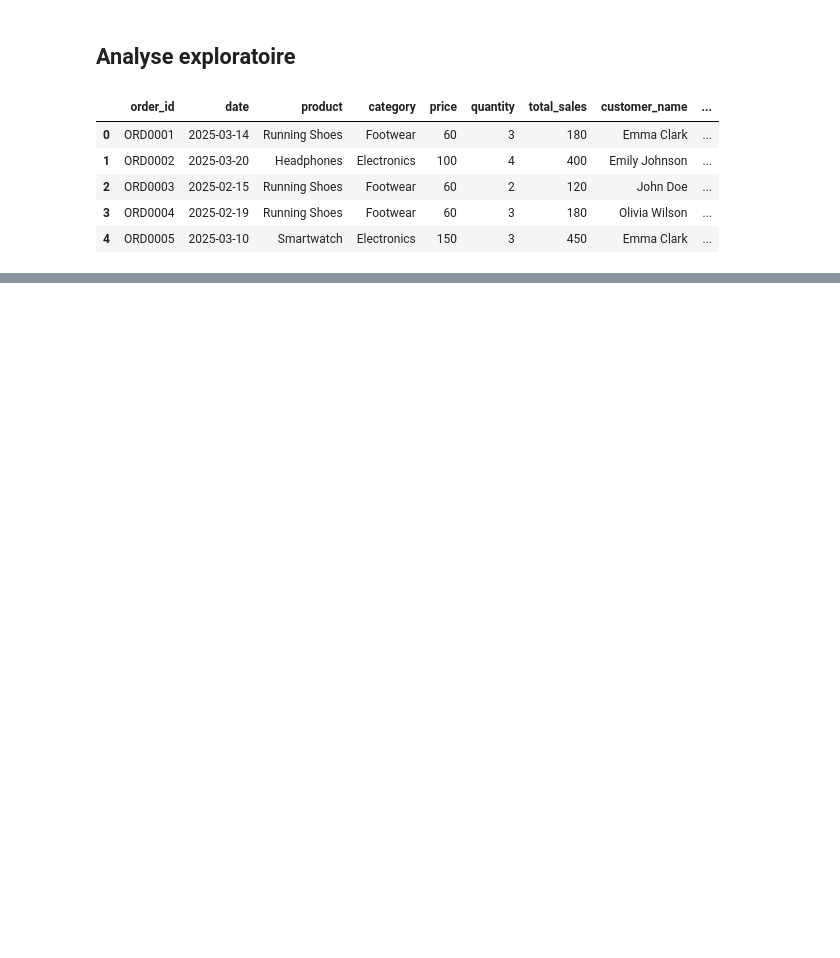
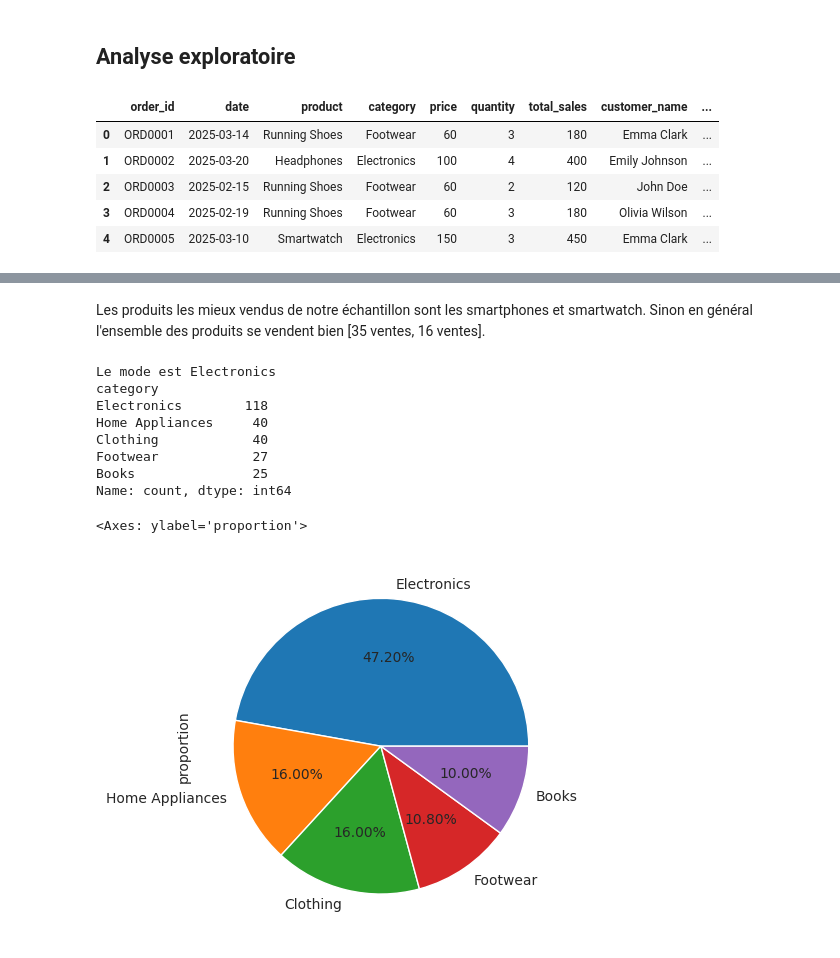
Before and after one commit to chanwinharold/Amazon_Sales, a Jupyter notebook: notebooks/02_exploratory_analysis.ipynb, the cells around one changed output, grey strips where cells are left out. Saved outputs shown, nothing was run; the diff lists cells and outputs as text; code cells hidden in the pictures; blank space fills up the shorter version.

```diff
--- a/notebooks/02_exploratory_analysis.ipynb
+++ b/notebooks/02_exploratory_analysis.ipynb
@@ -18,0 +45,18 @@ data.head()
+# %% [markdown]
+Les produits les mieux vendus de notre échantillon sont les smartphones et smartwatch. Sinon en général l'ensemble des produits se vendent bien [35 ventes, 16 ventes].
+# %%
+# variable category
+print("Le mode est", data['category'].mode()[0])
+print(data['category'].value_counts())
+data['category'].value_counts(normalize=True).plot(kind='pie', autopct="%.2f%%")
+# %% [output]
+Le mode est Electronics
+category
+Electronics        118
+Home Appliances     40
+Clothing            40
+Footwear            27
+Books               25
+Name: count, dtype: int64
+<Axes: ylabel='proportion'>
+[figure, added]
```
Also changed, not shown: parts of 18 cells of this notebook.
